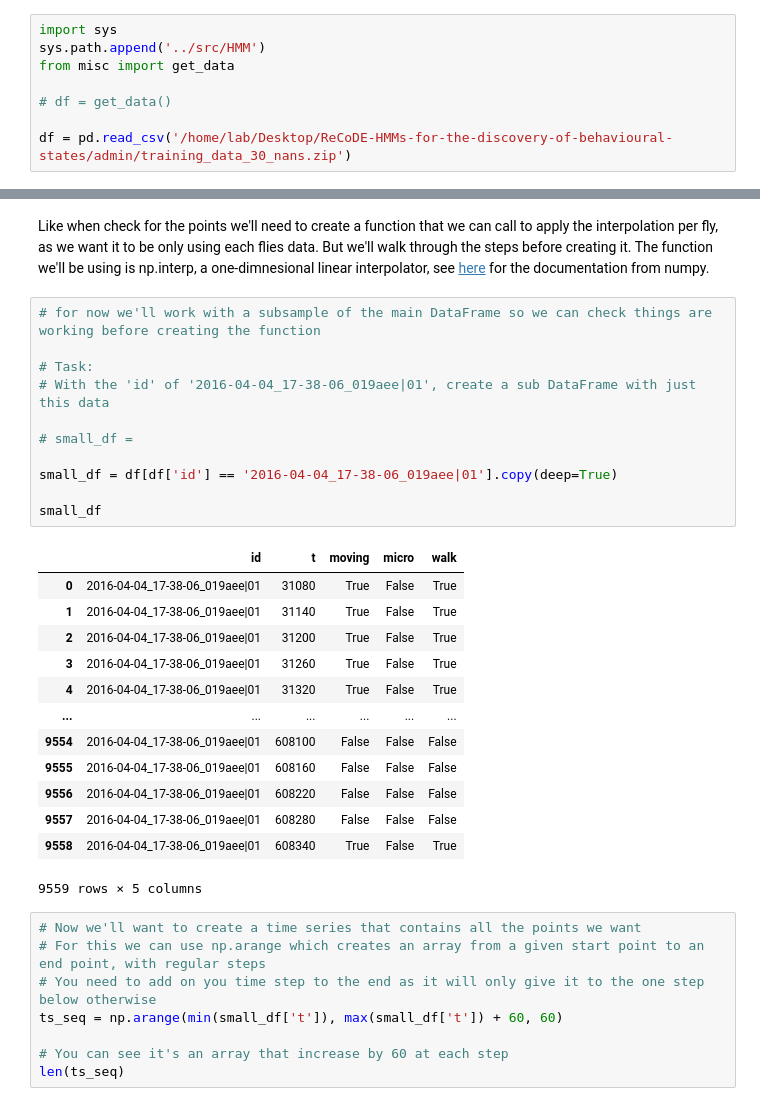
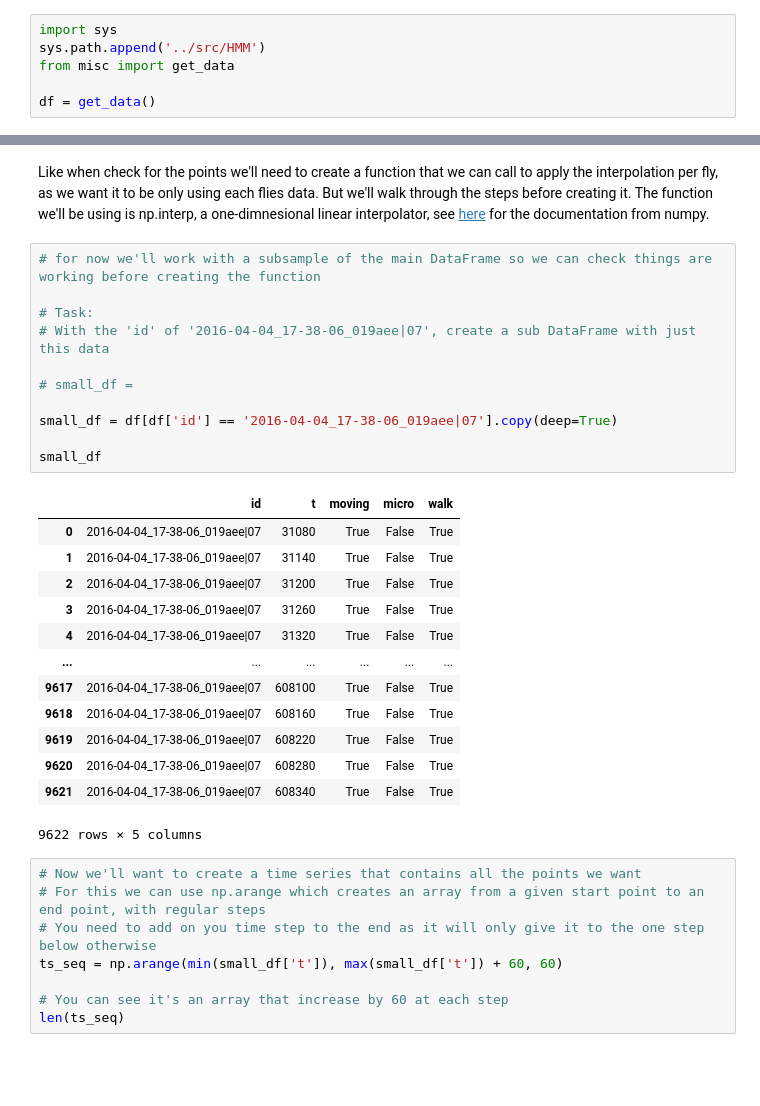
Before and after one commit to ImperialCollegeLondon/ReCoDE-HMMs-for-the-discovery-of-behavioural-states, a Jupyter notebook: notebooks/2a_Cleaning_your_data.ipynb, the cells around one changed output, grey strips where cells are left out. Cells and saved outputs as stored; diff of their text form; blank space fills up the shorter version.

```diff
--- a/notebooks/2a_Cleaning_your_data.ipynb
+++ b/notebooks/2a_Cleaning_your_data.ipynb
@@ -17,6 +17,4 @@ import sys
 sys.path.append('../src/HMM')
 from misc import get_data
 
-# df = get_data()
-
-df = pd.read_csv('/home/lab/Desktop/ReCoDE-HMMs-for-the-discovery-of-behavioural-states/admin/training_data_30_nans.zip')
+df = get_data()
@@ -326,28 +313,28 @@ Like when check for the points we'll need to create a function that we can call
 # %%
 # for now we'll work with a subsample of the main DataFrame so we can check things are working before creating the function
 
 # Task:
-# With the 'id' of '2016-04-04_17-38-06_019aee|01', create a sub DataFrame with just this data
+# With the 'id' of '2016-04-04_17-38-06_019aee|07', create a sub DataFrame with just this data
 
 # small_df =
 
-small_df = df[df['id'] == '2016-04-04_17-38-06_019aee|01'].copy(deep=True)
+small_df = df[df['id'] == '2016-04-04_17-38-06_019aee|07'].copy(deep=True)
 
 small_df
 # %% [output]
 |  | id | t | moving | micro | walk |
-| 0 | 2016-04-04_17-38-06_019aee|01 | 31080 | True | False | True |
-| 1 | 2016-04-04_17-38-06_019aee|01 | 31140 | True | False | True |
-| 2 | 2016-04-04_17-38-06_019aee|01 | 31200 | True | False | True |
-| 3 | 2016-04-04_17-38-06_019aee|01 | 31260 | True | False | True |
-| 4 | 2016-04-04_17-38-06_019aee|01 | 31320 | True | False | True |
+| 0 | 2016-04-04_17-38-06_019aee|07 | 31080 | True | False | True |
+| 1 | 2016-04-04_17-38-06_019aee|07 | 31140 | True | False | True |
+| 2 | 2016-04-04_17-38-06_019aee|07 | 31200 | True | False | True |
+| 3 | 2016-04-04_17-38-06_019aee|07 | 31260 | True | False | True |
+| 4 | 2016-04-04_17-38-06_019aee|07 | 31320 | True | False | True |
 | ... | ... | ... | ... | ... | ... |
-| 9554 | 2016-04-04_17-38-06_019aee|01 | 608100 | False | False | False |
-| 9555 | 2016-04-04_17-38-06_019aee|01 | 608160 | False | False | False |
-| 9556 | 2016-04-04_17-38-06_019aee|01 | 608220 | False | False | False |
-| 9557 | 2016-04-04_17-38-06_019aee|01 | 608280 | False | False | False |
-| 9558 | 2016-04-04_17-38-06_019aee|01 | 608340 | True | False | True |
+| 9617 | 2016-04-04_17-38-06_019aee|07 | 608100 | True | False | True |
+| 9618 | 2016-04-04_17-38-06_019aee|07 | 608160 | True | False | True |
+| 9619 | 2016-04-04_17-38-06_019aee|07 | 608220 | True | False | True |
+| 9620 | 2016-04-04_17-38-06_019aee|07 | 608280 | True | False | True |
+| 9621 | 2016-04-04_17-38-06_019aee|07 | 608340 | True | False | True |
-9559 rows × 5 columns
+9622 rows × 5 columns
 # %%
 # Now we'll want to create a time series that contains all the points we want
 # For this we can use np.arange which creates an array from a given start point to an end point, with regular steps
```
Also changed, not shown: parts of 21 cells of this notebook, 1 other file.
